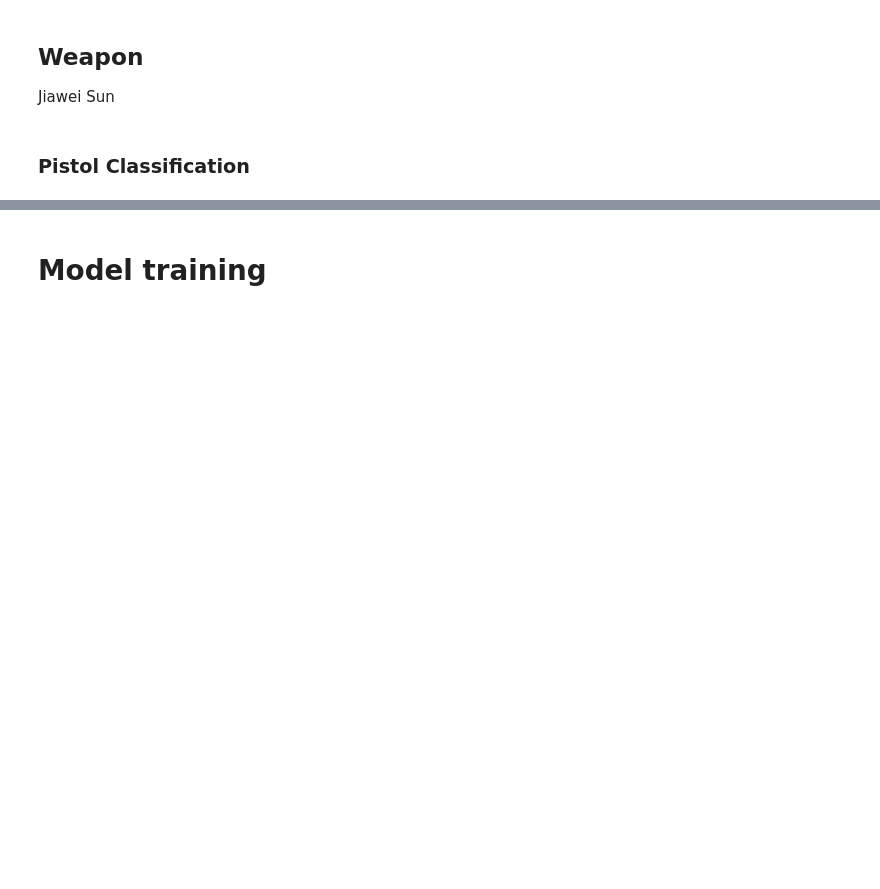
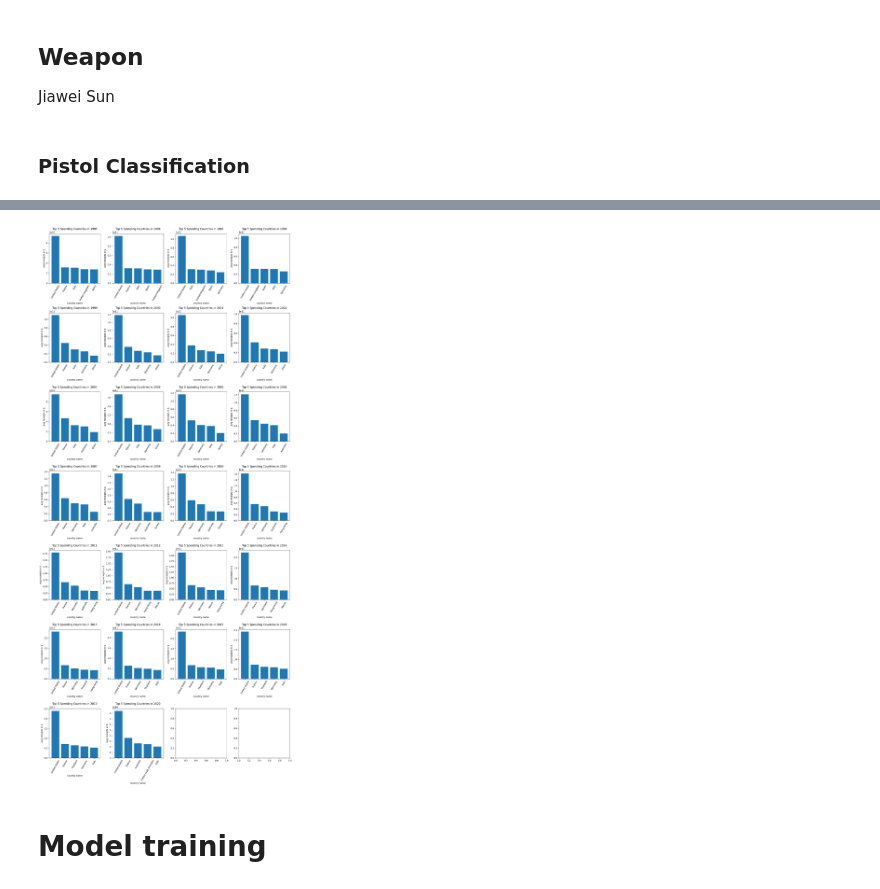
Before and after one commit to BU-Spark/ml-mit-evidence-analysis, a Jupyter notebook: EDA.ipynb, the cells around one changed output, grey strips where cells are left out. Drawn from its saved outputs; the diff is of its cells as text; code cells hidden in the pictures; blank space fills up the shorter version.

```diff
--- a/EDA.ipynb
+++ b/EDA.ipynb
@@ -102,3 +179,24 @@ val_datagen = ImageDataGenerator(rescale=1./255)
+# %%
+# generating grid for receipt graphs for each year
+num_cols = 4
+num_rows = len(year_df_list) // num_cols
+if num_rows * num_cols != len(year_df_list):
+    num_rows += 1
+
+# creating a grid
+fig, axs = plt.subplots(num_rows, num_cols, figsize = (num_cols * 4, num_rows * 5))
+
+# filling in the cells
+for i, year in enumerate(range(1995, 2021)):
+    row = i // num_cols
+    col = i % num_cols
+    graph_years_top_spending_countries(year_df_list[i], 5, axes = axs[row, col])
+
+# showing the grid
+plt.tight_layout()
+plt.show()
+# %% [output]
+[figure, added]
 # %% [markdown]
 # Model training
 # %% [markdown]
```
Also changed, not shown: parts of 9 cells of this notebook.
